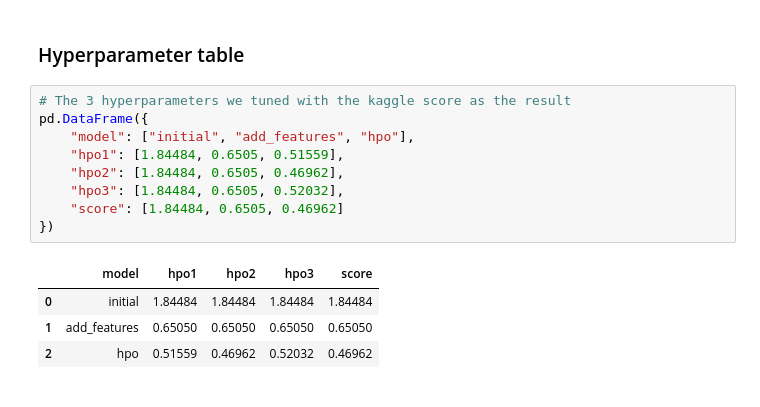
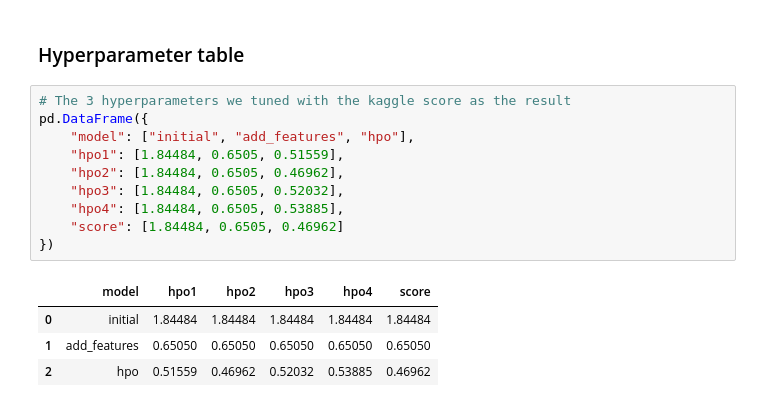
Before and after one commit to DevikaLak/cd0385-project-starter, a Jupyter notebook: project/project-template.ipynb, the cells around one changed output. Saved outputs shown, nothing was run; the diff lists cells and outputs as text.

Commit message:
Second submission
Performed a fourth round of hyperparameter optimization for individual models

```diff
--- a/project/project-template.ipynb
+++ b/project/project-template.ipynb
@@ -970,14 +1172,15 @@ fig.savefig('model_test_score.png')
 # %%
 # The 3 hyperparameters we tuned with the kaggle score as the result
 pd.DataFrame({
     "model": ["initial", "add_features", "hpo"],
     "hpo1": [1.84484, 0.6505, 0.51559],
     "hpo2": [1.84484, 0.6505, 0.46962],
     "hpo3": [1.84484, 0.6505, 0.52032],
+    "hpo4": [1.84484, 0.6505, 0.53885],
     "score": [1.84484, 0.6505, 0.46962]
 })
 # %% [output]
-|  | model | hpo1 | hpo2 | hpo3 | score |
-| 0 | initial | 1.84484 | 1.84484 | 1.84484 | 1.84484 |
-| 1 | add_features | 0.65050 | 0.65050 | 0.65050 | 0.65050 |
-| 2 | hpo | 0.51559 | 0.46962 | 0.52032 | 0.46962 |
+|  | model | hpo1 | hpo2 | hpo3 | hpo4 | score |
+| 0 | initial | 1.84484 | 1.84484 | 1.84484 | 1.84484 | 1.84484 |
+| 1 | add_features | 0.65050 | 0.65050 | 0.65050 | 0.65050 | 0.65050 |
+| 2 | hpo | 0.51559 | 0.46962 | 0.52032 | 0.53885 | 0.46962 |
```
Also changed, not shown: parts of 14 cells of this notebook, 1 other file.
